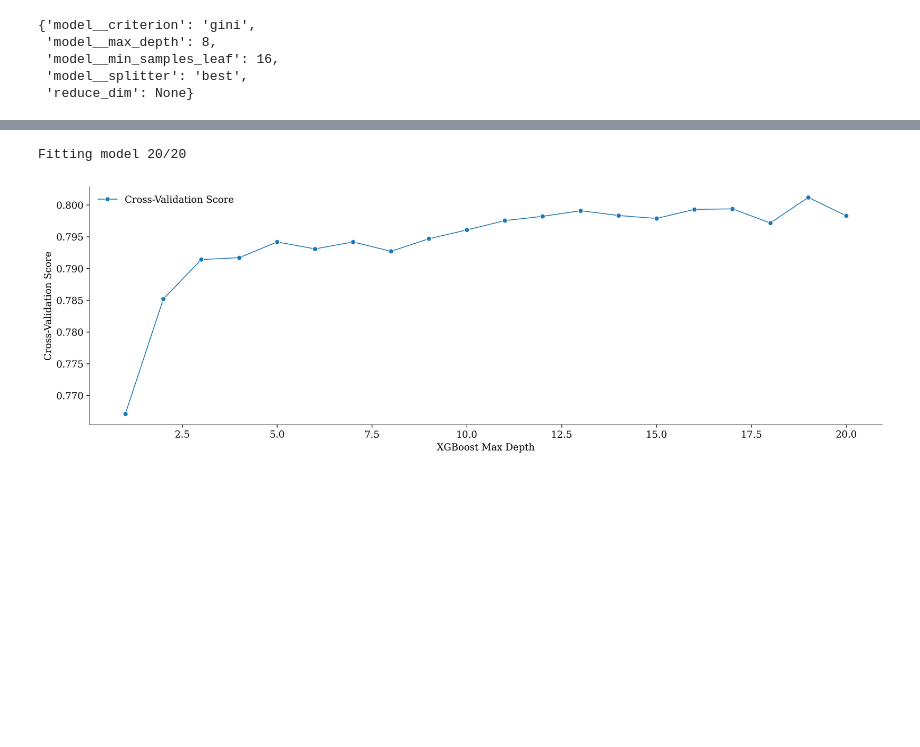
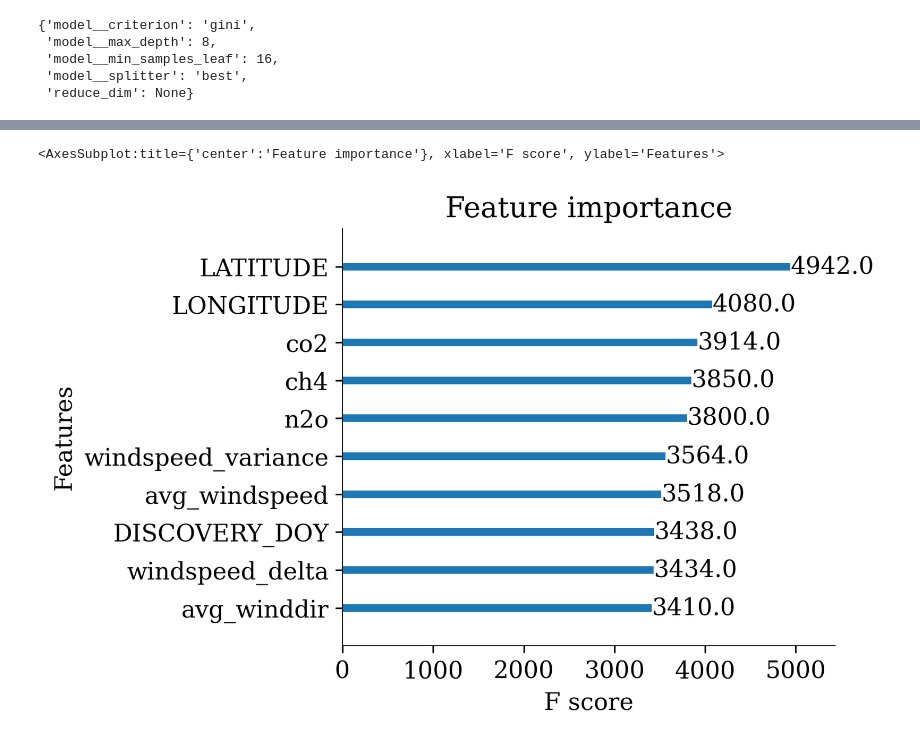
Before and after one commit to EdwinJaico-Berg/Capstone-Project, a Jupyter notebook: 4. Changing the Classification Problem.ipynb, the cells around one changed output, grey strips where cells are left out. Drawn from its saved outputs; the diff is of its cells as text; code cells hidden in the pictures; blank space fills up the shorter version.

```diff
--- a/4. Changing the Classification Problem.ipynb
+++ b/4. Changing the Classification Problem.ipynb
@@ -280,2 +379,6 @@ From our previous notebook in which we looked at the various boosting methods, t
 # %%
 from xgboost import XGBClassifier
+# %%
+# Build the model
+xgboost = XGBClassifier(objective='multi:softmax', num_class=2, eval_metric='mlogloss', max_depth=8)
+xgboost.fit(X_train, y_train)
@@ -282,5 +444,5 @@ from xgboost import XGBClassifier
 # %%
-xgboost = XGBClassifier(objective='multi:softmax', num_class=2, eval_metric='mlogloss', max_depth=8)
+xgboost = XGBClassifier(objective='multi:softmax', num_class=2, eval_metric='mlogloss', max_depth=19)
 xgboost.fit(X_train, y_train)
 # %% [output]
 XGBClassifier(base_score=0.5, booster='gbtree', colsample_bylevel=1,
@@ -312,22 +474,7 @@ weighted avg       0.79      0.80      0.80      5947
-# %%
-from sklearn.model_selection import cross_val_score
-
-depths = list(range(1, 21))
-cv_scores = []
-
-for depth in depths:
-    print(f'Fitting model {depth}/{len(depths)}', end=' \r')
-    xgboost = XGBClassifier(objective='multi:softmax', num_class=2, eval_metric='mlogloss', max_depth=depth)
-    cv_score = np.mean(cross_val_score(xgboost, X_train, y_train))
-    cv_scores.append(cv_score)
-# %% [output]
-Fitting model 20/20
-# %%
-plt.figure(figsize=(15, 5))
-sns.lineplot(x=depths, y=cv_scores, marker='o', label='Cross-Validation Score')
-plt.xlabel('XGBoost Max Depth')
-plt.ylabel('Cross-Validation Score')
-plt.legend()
-plt.show()
-# %% [output]
-[figure, removed]
+# %%
+from xgboost import plot_importance
+
+plot_importance(xgboost, grid=False, max_num_features=10)
+# %% [output]
+<AxesSubplot:title={'center':'Feature importance'}, xlabel='F score', ylabel='Features'>
+[figure, added]
```
Also changed, not shown: parts of 38 cells of this notebook, 5 other files.
